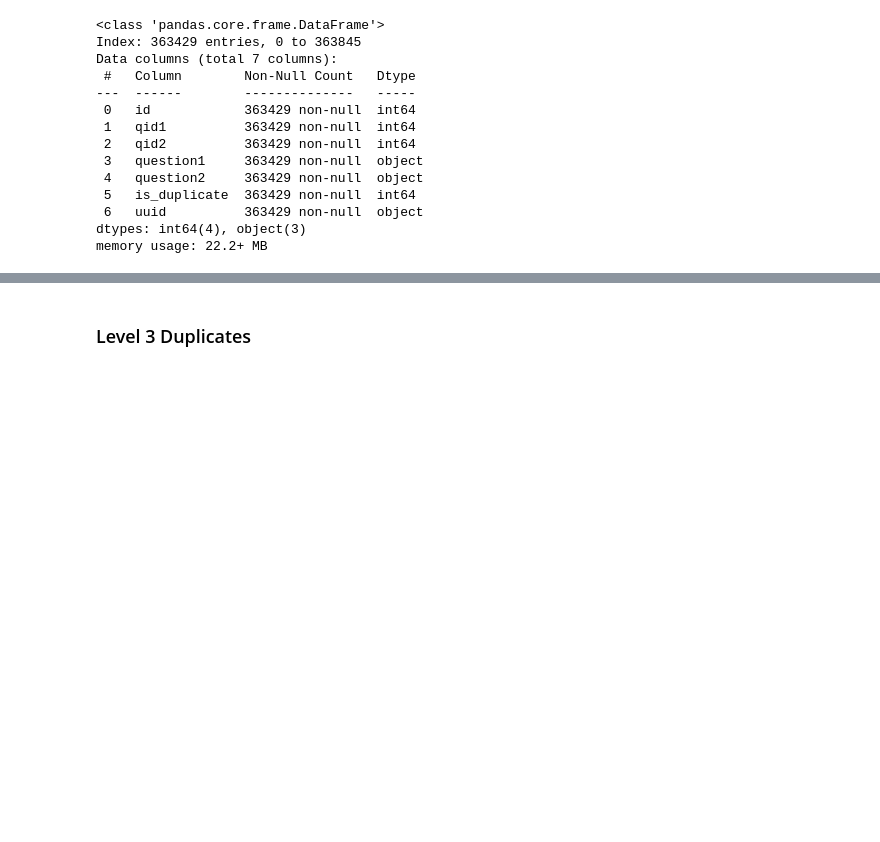
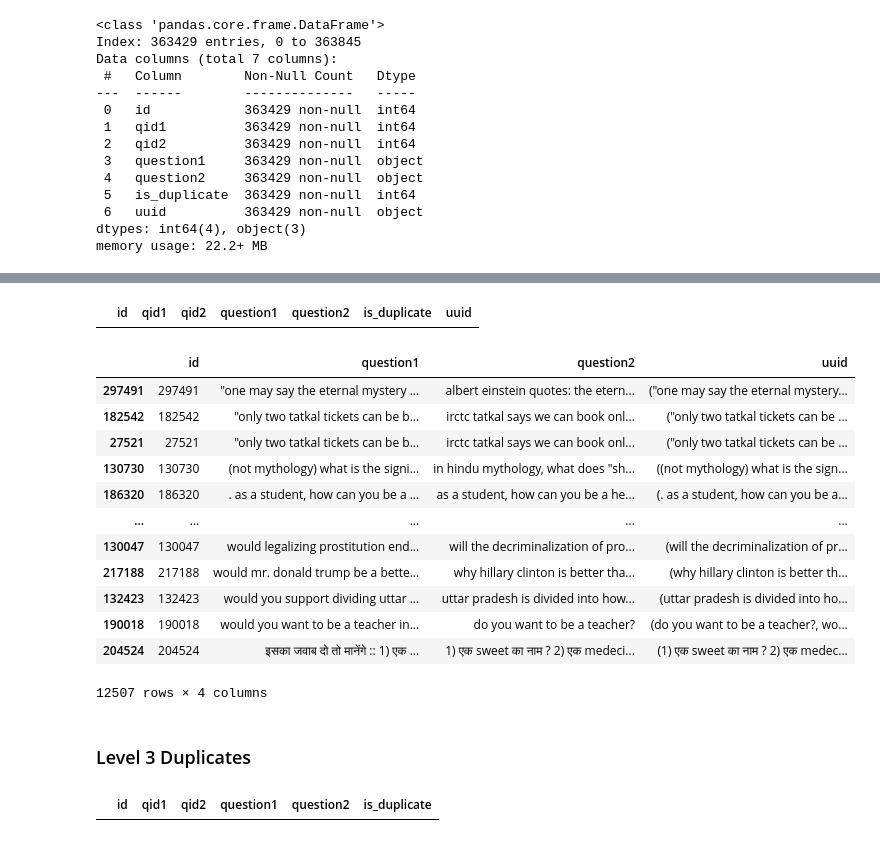
Before and after one commit to aman-chauhan/Quora-Question-Pair, a Jupyter notebook: eda.ipynb, the cells around one changed output, grey strips where cells are left out. Saved outputs shown, nothing was run; the diff lists cells and outputs as text; code cells hidden in the pictures; blank space fills up the shorter version.

```diff
--- a/eda.ipynb
+++ b/eda.ipynb
@@ -271,3 +284,5 @@ dev_df[dev_df[["uuid"]].duplicated()]
 # %%
 dev_df["uuid"] = dev_df[["question1", "question2"]].apply(lambda x: tuple(sorted(x)), axis=1)
-dev_df[dev_df["uuid"].duplicated()]
+dev_df[dev_df.duplicated(subset=["uuid"], keep=False)]
+# %% [output]
+|  | id | qid1 | qid2 | question1 | question2 | is_duplicate | uuid |
@@ -274,6 +291,20 @@ dev_df[dev_df["uuid"].duplicated()]
 # %%
 test_df["uuid"] = test_df[["question1", "question2"]].apply(lambda x: tuple(sorted(x)), axis=1)
-test_df[test_df["uuid"].duplicated(keep=False)].sort_values("uuid")
+test_df[test_df.duplicated(subset=["uuid"], keep=False)].sort_values("question1")
+# %% [output]
+|  | id | question1 | question2 | uuid |
+| 297491 | 297491 | "one may say the eternal mystery ... | albert einstein quotes: the etern... | ("one may say the eternal mystery... |
+| 182542 | 182542 | "only two tatkal tickets can be b... | irctc tatkal says we can book onl... | ("only two tatkal tickets can be ... |
+| 27521 | 27521 | "only two tatkal tickets can be b... | irctc tatkal says we can book onl... | ("only two tatkal tickets can be ... |
+| 130730 | 130730 | (not mythology) what is the signi... | in hindu mythology, what does "sh... | ((not mythology) what is the sign... |
+| 186320 | 186320 | . as a student, how can you be a ... | as a student, how can you be a he... | (. as a student, how can you be a... |
+| ... | ... | ... | ... | ... |
+| 130047 | 130047 | would legalizing prostitution end... | will the decriminalization of pro... | (will the decriminalization of pr... |
+| 217188 | 217188 | would mr. donald trump be a bette... | why hillary clinton is better tha... | (why hillary clinton is better th... |
+| 132423 | 132423 | would you support dividing uttar ... | uttar pradesh is divided into how... | (uttar pradesh is divided into ho... |
+| 190018 | 190018 | would you want to be a teacher in... | do you want to be a teacher? | (do you want to be a teacher?, wo... |
+| 204524 | 204524 | इसका जवाब दो तो मानेंगे :: 1) एक ... | 1) एक sweet का नाम ? 2) एक medeci... | (1) एक sweet का नाम ? 2) एक medec... |
+12507 rows × 4 columns
 # %%
 train_df = train_df.drop(columns=["uuid"])
 test_df = test_df.drop(columns=["uuid"])
@@ -316,9 +347,11 @@ def cleanup_duplicate_text(df: pd.DataFrame):
 # %%
 train_df = cleanup_duplicate_text(train_df)
 train_df["uuid"] = train_df[["qid1", "qid2"]].apply(lambda x: tuple(sorted(x)), axis=1)
-mask = train_df["uuid"].duplicated()
+mask = train_df.duplicated(subset=["uuid"], keep=False)
 train_df = train_df[["id", "qid1", "qid2", "question1", "question2", "is_duplicate"]]
 train_df[mask]
+# %% [output]
+|  | id | qid1 | qid2 | question1 | question2 | is_duplicate |
 # %%
 dev_df = cleanup_duplicate_text(dev_df)
 dev_df["uuid"] = dev_df[["qid1", "qid2"]].apply(lambda x: tuple(sorted(x)), axis=1)
```
Also changed, not shown: parts of 8 cells of this notebook.
